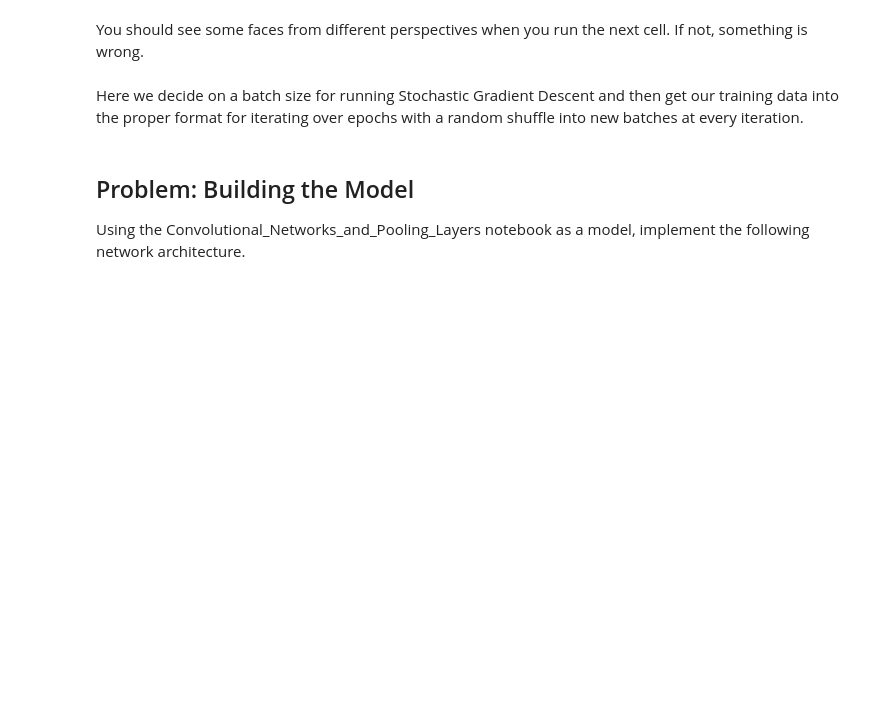
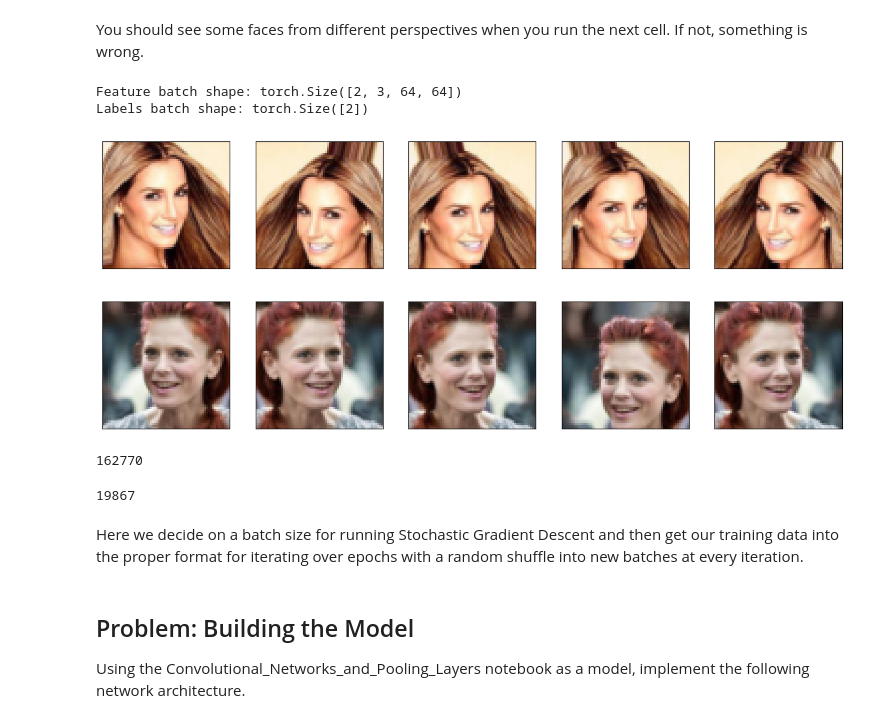
Before and after one commit to aadib2/Math_540_Fall_2026, a Jupyter notebook: Homework/Homework_Ten.ipynb, the cells around one changed output. Saved outputs shown, nothing was run; the diff lists cells and outputs as text; code cells hidden in the pictures; blank space fills up the shorter version.

```diff
--- a/Homework/Homework_Ten.ipynb
+++ b/Homework/Homework_Ten.ipynb
@@ -59,21 +61,40 @@ You should see some faces from different perspectives when you run the next cell
 # %%
 fig = plt.figure(figsize=(15,6))
 data_loader = DataLoader(celeba_dataset_train, batch_size=2)
 num_perspectives = 5
 for jj in range(num_perspectives):
     img_batch, label_batch = next(iter(data_loader))
+
+    # also print shape of single batch
+    # Print the tensor shapes
+    if (jj == 0):
+        print("Feature batch shape:", img_batch.size())
+        print("Labels batch shape:", label_batch.size())
 
     img = img_batch[0]
     ax = fig.add_subplot(2,5,jj+1)
     ax.set_xticks([])
     ax.set_yticks([])
     ax.imshow(img.permute(1,2,0))
 
     img = img_batch[1]
     ax = fig.add_subplot(2,5,jj+6)
     ax.set_xticks([])
     ax.set_yticks([])
     ax.imshow(img.permute(1,2,0))
+# %% [output]
+Feature batch shape: torch.Size([2, 3, 64, 64])
+Labels batch shape: torch.Size([2])
+[figure, added]
+# %%
+# print out dataset sizes
+len(celeba_dataset_train)
+# %% [output]
+162770
+# %%
+len(celeba_dataset_valid)
+# %% [output]
+19867
 # %% [markdown]
 Here we decide on a batch size for running Stochastic Gradient Descent and then get our training data into the proper format for iterating over epochs with a random shuffle into new batches at every iteration.
 # %%
```
Also changed, not shown: parts of 4 cells of this notebook, 2 other files.
